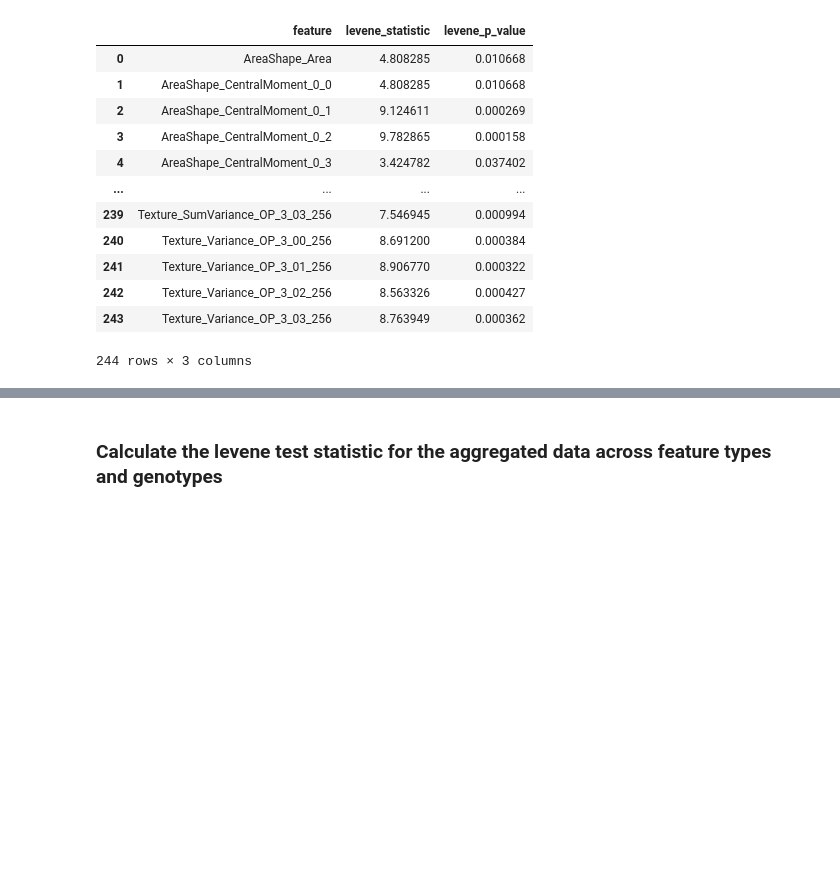
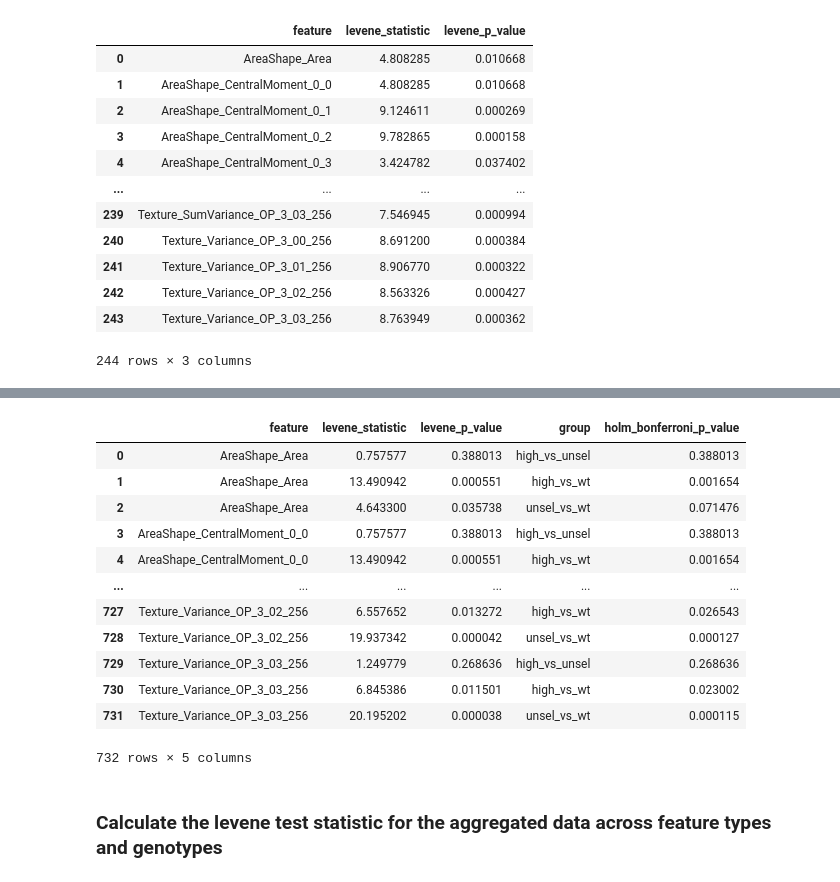
Before and after one commit to MikeLippincott/Nichols_Lab_Collaboration, a Jupyter notebook: 6.analyze_features/notebooks/3a.mean_aggregated_anova.ipynb, the cells around one changed output, grey strips where cells are left out. Drawn from its saved outputs; the diff is of its cells as text; code cells hidden in the pictures; blank space fills up the shorter version.

```diff
--- a/6.analyze_features/notebooks/3a.mean_aggregated_anova.ipynb
+++ b/6.analyze_features/notebooks/3a.mean_aggregated_anova.ipynb
@@ -192,3 +174,29 @@ levene_test_results_df
+# %%
+levene_test_results_df = pd.DataFrame(levene_test_results)
+
+# sort the levene test results levene_test_results_df
+# change the levene p-value to a float
+levene_test_results_df["levene_p_value"] = levene_test_results_df[
+    "levene_p_value"
+].astype(float)
+levene_test_results_df = levene_test_results_df.sort_values(
+    ["feature", "group"], ascending=[True, True]
+)
+levene_test_results_df
+# %% [output]
+|  | feature | levene_statistic | levene_p_value | group | holm_bonferroni_p_value |
+| 0 | AreaShape_Area | 0.757577 | 0.388013 | high_vs_unsel | 0.388013 |
+| 1 | AreaShape_Area | 13.490942 | 0.000551 | high_vs_wt | 0.001654 |
+| 2 | AreaShape_Area | 4.643300 | 0.035738 | unsel_vs_wt | 0.071476 |
+| 3 | AreaShape_CentralMoment_0_0 | 0.757577 | 0.388013 | high_vs_unsel | 0.388013 |
+| 4 | AreaShape_CentralMoment_0_0 | 13.490942 | 0.000551 | high_vs_wt | 0.001654 |
+| ... | ... | ... | ... | ... | ... |
+| 727 | Texture_Variance_OP_3_02_256 | 6.557652 | 0.013272 | high_vs_wt | 0.026543 |
+| 728 | Texture_Variance_OP_3_02_256 | 19.937342 | 0.000042 | unsel_vs_wt | 0.000127 |
+| 729 | Texture_Variance_OP_3_03_256 | 1.249779 | 0.268636 | high_vs_unsel | 0.268636 |
+| 730 | Texture_Variance_OP_3_03_256 | 6.845386 | 0.011501 | high_vs_wt | 0.023002 |
+| 731 | Texture_Variance_OP_3_03_256 | 20.195202 | 0.000038 | unsel_vs_wt | 0.000115 |
+732 rows × 5 columns
 # %%
 # save the levene test results
 # out dir
```
Also changed, not shown: parts of 6 cells of this notebook, 3 other files.
